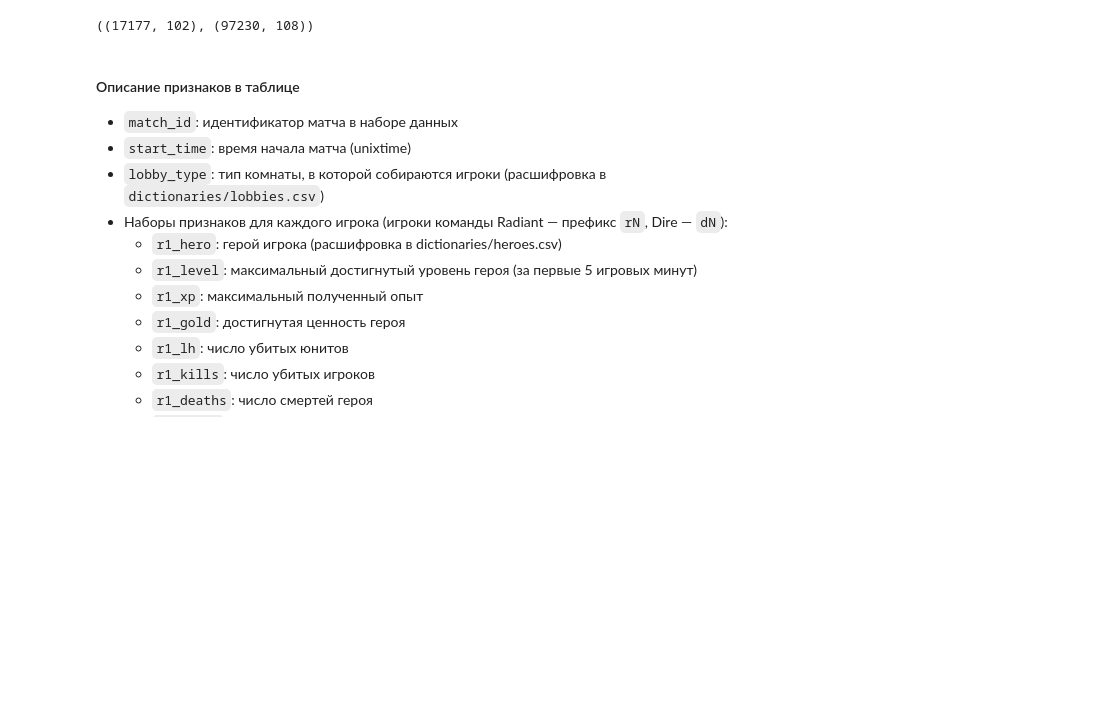
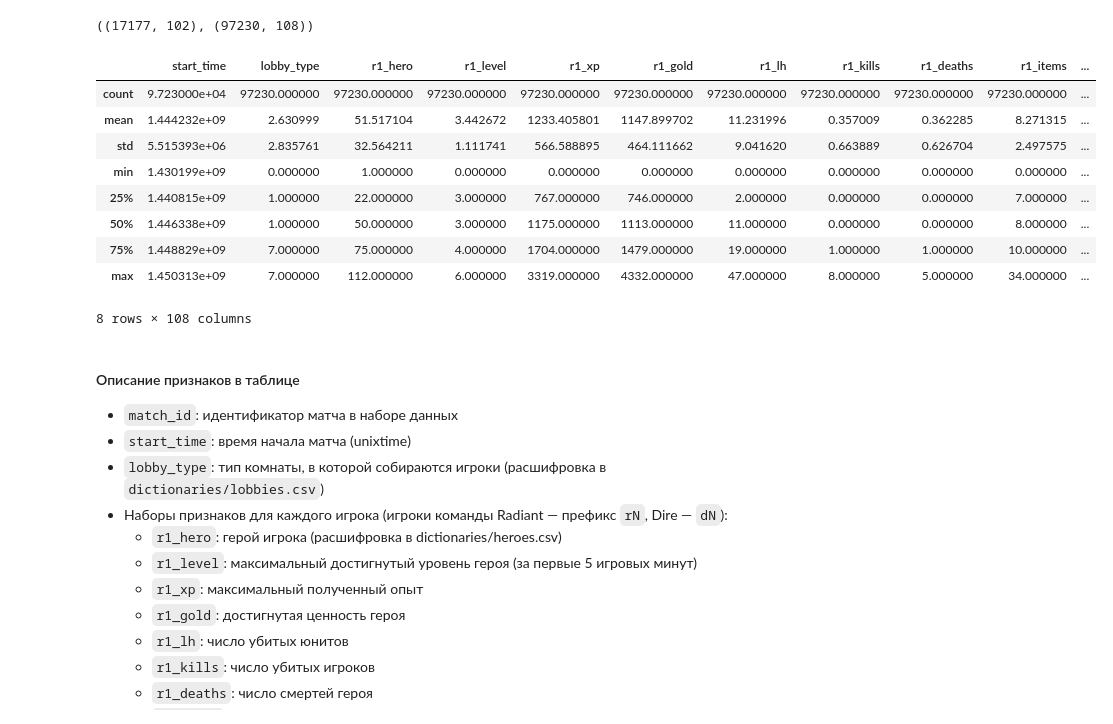
Before and after one commit to KushnerykPavel/HSE_Introduction_To_Machine_Learning, a Jupyter notebook: hw15-final/final-statement.ipynb, the cells around one changed output. Cells and saved outputs as stored; diff of their text form; code cells hidden in the pictures; blank space fills up the shorter version.

```diff
--- a/hw15-final/final-statement.ipynb
+++ b/hw15-final/final-statement.ipynb
@@ -19,6 +19,21 @@ df_test = pandas.read_csv('./data/features_test.csv', index_col='match_id')
 df_test.shape, df.shape
 # %% [output]
 ((17177, 102), (97230, 108))
+# %%
+descr = df.describe()
+# %%
+descr
+# %% [output]
+|  | start_time | lobby_type | r1_hero | r1_level | r1_xp | r1_gold | r1_lh | r1_kills | r1_deaths | r1_items | ... |
+| count | 9.723000e+04 | 97230.000000 | 97230.000000 | 97230.000000 | 97230.000000 | 97230.000000 | 97230.000000 | 97230.000000 | 97230.000000 | 97230.000000 | ... |
+| mean | 1.444232e+09 | 2.630999 | 51.517104 | 3.442672 | 1233.405801 | 1147.899702 | 11.231996 | 0.357009 | 0.362285 | 8.271315 | ... |
+| std | 5.515393e+06 | 2.835761 | 32.564211 | 1.111741 | 566.588895 | 464.111662 | 9.041620 | 0.663889 | 0.626704 | 2.497575 | ... |
+| min | 1.430199e+09 | 0.000000 | 1.000000 | 0.000000 | 0.000000 | 0.000000 | 0.000000 | 0.000000 | 0.000000 | 0.000000 | ... |
+| 25% | 1.440815e+09 | 1.000000 | 22.000000 | 3.000000 | 767.000000 | 746.000000 | 2.000000 | 0.000000 | 0.000000 | 7.000000 | ... |
+| 50% | 1.446338e+09 | 1.000000 | 50.000000 | 3.000000 | 1175.000000 | 1113.000000 | 11.000000 | 0.000000 | 0.000000 | 8.000000 | ... |
+| 75% | 1.448829e+09 | 7.000000 | 75.000000 | 4.000000 | 1704.000000 | 1479.000000 | 19.000000 | 1.000000 | 1.000000 | 10.000000 | ... |
+| max | 1.450313e+09 | 7.000000 | 112.000000 | 6.000000 | 3319.000000 | 4332.000000 | 47.000000 | 8.000000 | 5.000000 | 34.000000 | ... |
+8 rows × 108 columns
 # %% [markdown]
 #### Описание признаков в таблице
 
```
Also changed, not shown: parts of 1 cell of this notebook.
